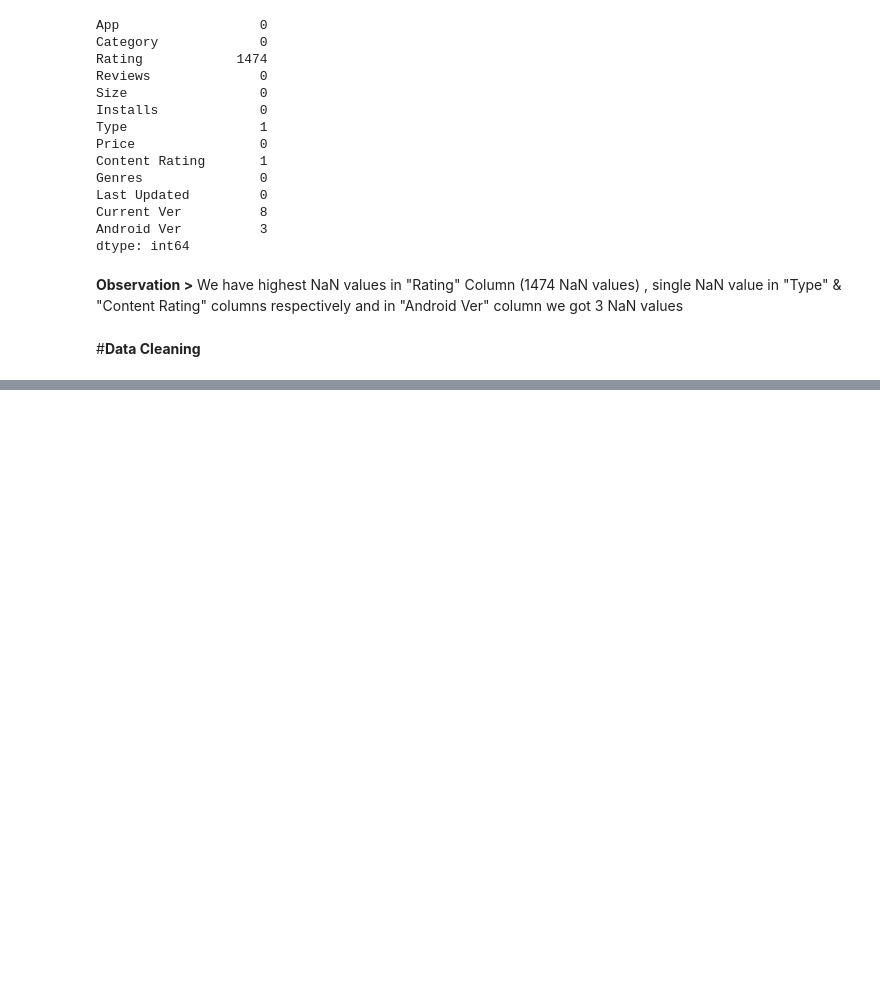
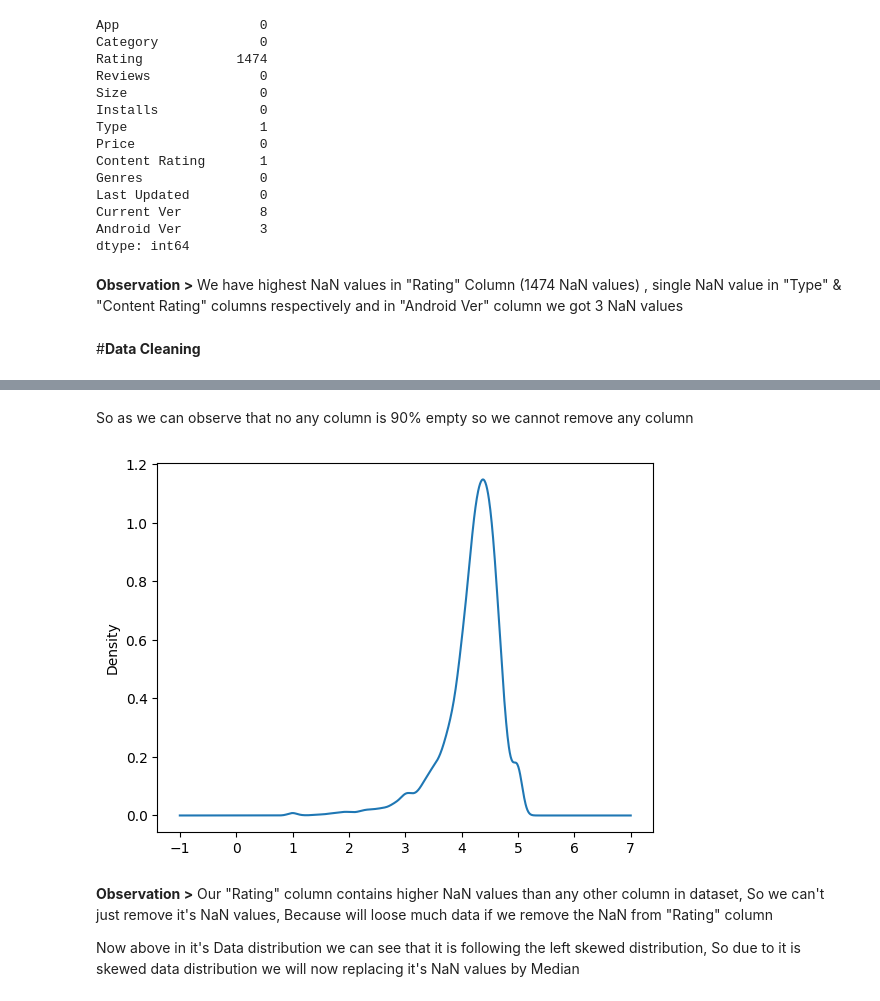
Before and after one commit to Harshalkumar96/Play_Store_App_Review_EDA_Project, a Jupyter notebook: Google_App_Rating_EDA_Project.ipynb, the cells around one changed output, grey strips where cells are left out. Drawn from its saved outputs; the diff is of its cells as text; code cells hidden in the pictures; blank space fills up the shorter version.

```diff
--- a/Google_App_Rating_EDA_Project.ipynb
+++ b/Google_App_Rating_EDA_Project.ipynb
@@ -158,0 +228,12 @@ dtype: int64
+# %% [markdown]
+So as we can observe that no any column is 90% empty so we cannot remove any column
+# %%
+# Let's Visualise the data distribution of "Rating" column since it is having highest NaN values
+
+df['Rating'].plot(kind='kde');
+# %% [output]
+[figure, added]
+# %% [markdown]
+**Observation >** Our "Rating" column contains higher NaN values than any other column in dataset, So we can't just remove it's NaN values, Because will loose much data if we remove the NaN from "Rating" column
+
+Now above in it's Data distribution we can see that it is following the left skewed distribution, So due to it is skewed data distribution we will now replacing it's NaN values by Median
```
Also changed, not shown: parts of 16 cells of this notebook.
